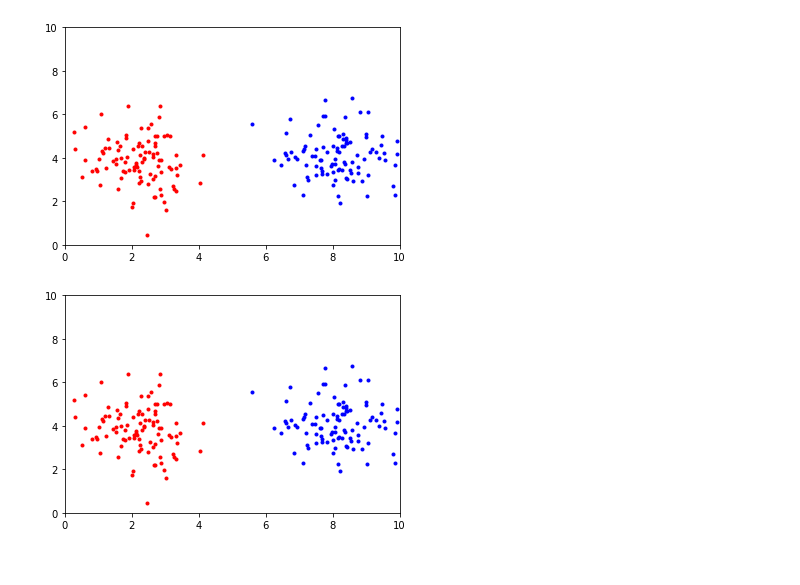
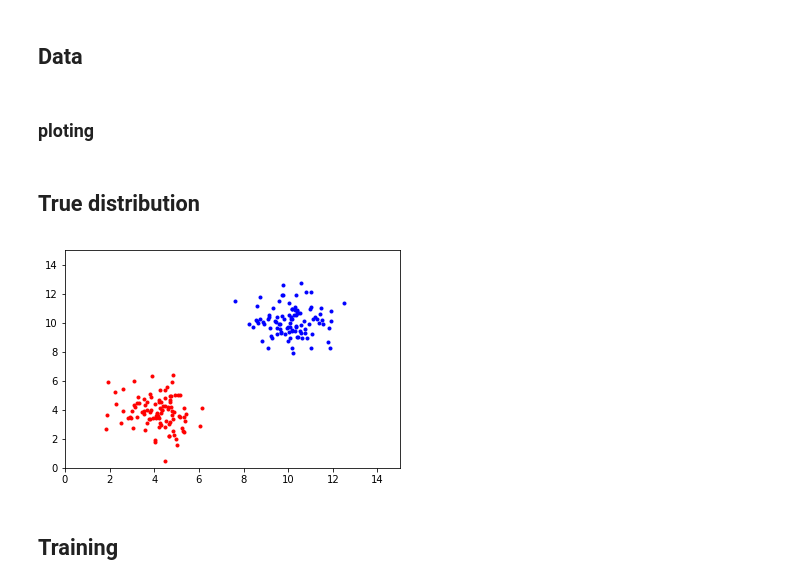
Before and after one commit to nithishdivakar/Talks-and-Tutorials, a Jupyter notebook: tfTalk-03June2017/03LogisticRegression.ipynb, the cells around one changed output. Drawn from its saved outputs; the diff is of its cells as text; code cells hidden in the pictures.

```diff
--- a/tfTalk-03June2017/03LogisticRegression.ipynb
+++ b/tfTalk-03June2017/03LogisticRegression.ipynb
@@ -34,36 +38,43 @@ train_    = optimizer.minimize(loss_)
+# %% [markdown]
+## Data
 # %%
 # Data
 samples_per_class = 100
 
-mean1 = [2, 4]
+mean1 = [4, 4]
 cov1 = [[1, 0], [0, 1]]
-mean2 = [8, 4]
+mean2 = [10, 10]
 cov2 = [[1, 0], [0, 1]]
 Class1 = numpy.random.multivariate_normal(mean1, cov1, samples_per_class)
 
 Class2 = numpy.random.multivariate_normal(mean2, cov2, samples_per_class)
 
-Y1 = numpy.zeros([samples_per_class])
-Y2 = numpy.ones([samples_per_class])
+Y1 = numpy.zeros([samples_per_class,1])
+Y2 = numpy.ones([samples_per_class,1])
 
 
 DATA_X = numpy.concatenate([Class1, Class2] ,axis = 0)
 DATA_Y = numpy.concatenate([Y1, Y2] ,axis = 0)
+# %% [markdown]
+### ploting
 # %%
 xmin = [0,0]
-xmax = [10,10]
+xmax = [15,15]
 def plot(prob):
   axes = plt.gca()
-  axes.set_xlim([0,10])
-  axes.set_ylim([0,10])
+  axes.set_xlim([xmin[0],xmax[0]])
+  axes.set_ylim([xmin[1],xmax[1]])
   plt.plot(DATA_X[prob> 0.5,0], DATA_X[prob> 0.5,1], 'b.')
   plt.plot(DATA_X[prob<=0.5,0], DATA_X[prob<=0.5,1], 'r.')
   display.clear_output(wait=True)
-  display.display(plt.gcf())
-  #plt.show()
+  #display.display(plt.gcf())
+  plt.show()
+# %% [markdown]
+## True distribution
 # %%
-plot(DATA_Y)
+plot(DATA_Y[:,0])
 # %% [output]
-[figure, old version]
+[figure, new version]
-[figure, removed]
+# %% [markdown]
+## Training
 # %%
```
Also changed, not shown: parts of 10 cells of this notebook.
